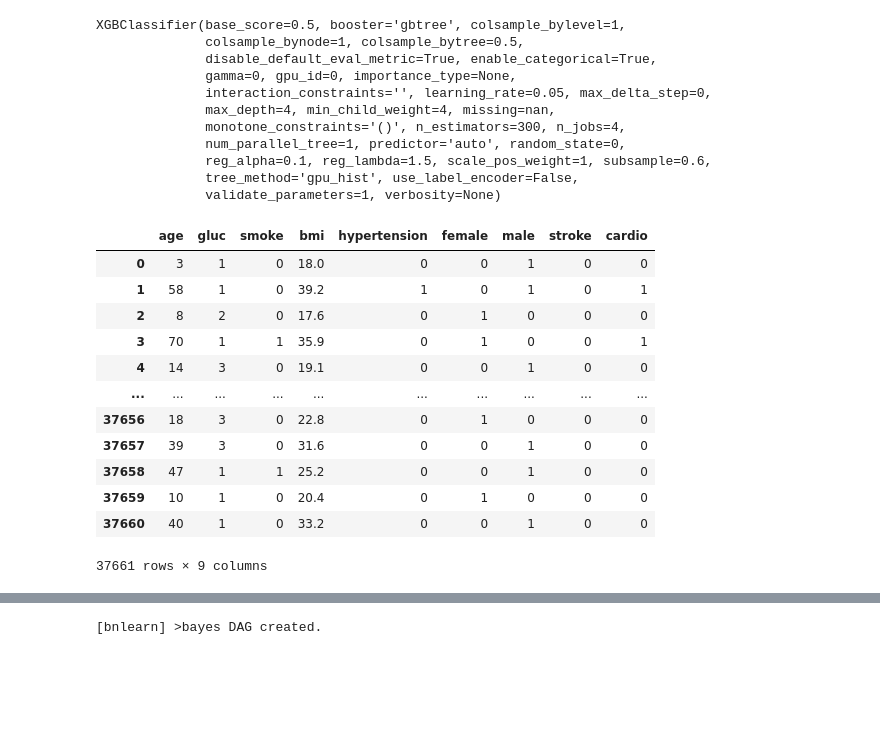
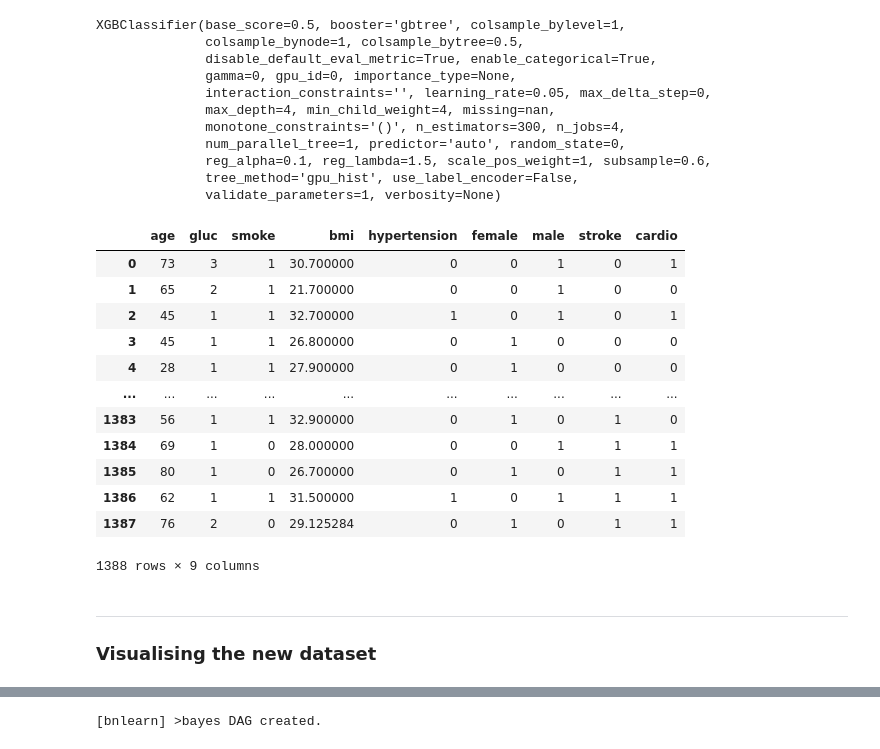
Before and after one commit to lldzlldz/Data-science-project, a Jupyter notebook: stroke_EDA.ipynb, the cells around one changed output, grey strips where cells are left out. Cells and saved outputs as stored; diff of their text form; code cells hidden in the pictures; blank space fills up the shorter version.

Commit message:
Updates
Updated stroke_EDA

```diff
--- a/stroke_EDA.ipynb
+++ b/stroke_EDA.ipynb
@@ -82,0 +89,9 @@ However, in order to resolve the following issues with the dataset, we still nee
+# %%
+# class count
+class_count_0, class_count_1 = data['stroke'].value_counts()
+
+# Separate class
+class_0 = data[data['stroke'] == 0]
+class_1 = data[data['stroke'] == 1]# print the shape of the class
+print('class 0:', class_0.shape)
+print('class 1:', class_1.shape)
@@ -82,0 +101,7 @@ However, in order to resolve the following issues with the dataset, we still nee
+# %%
+class_0_under = class_0.sample(class_count_1)
+
+test_under = pd.concat([class_0_under, class_1], axis=0)
+
+print("total class of 1 and 0:",test_under['stroke'].value_counts())# plot the count after under-sampeling
+test_under['stroke'].value_counts().plot(kind='bar', title='count (stroke)')
@@ -83,3 +114,5 @@ However, in order to resolve the following issues with the dataset, we still nee
+# %%
+data = test_under.copy()
 # %% [markdown]
 # Cleaning of data
 
@@ -354,24 +384,28 @@ XGBClassifier(base_score=0.5, booster='gbtree', colsample_bylevel=1,
 # %%
 tempX = data.drop('stroke', axis=1)
 predicted = pd.DataFrame(final_cl.predict(tempX))
 predicted.describe()
 
 temp = data.copy().reset_index()
 
 new = pd.concat([temp, predicted], axis=1)
 new = new.rename(columns={0: 'cardio'}).drop(['index'], axis='columns')
+new['cardio'] = new['cardio'].astype("category")
 new
 # %% [output]
 |  | age | gluc | smoke | bmi | hypertension | female | male | stroke | cardio |
-| 0 | 3 | 1 | 0 | 18.0 | 0 | 0 | 1 | 0 | 0 |
-| 1 | 58 | 1 | 0 | 39.2 | 1 | 0 | 1 | 0 | 1 |
-| 2 | 8 | 2 | 0 | 17.6 | 0 | 1 | 0 | 0 | 0 |
-| 3 | 70 | 1 | 1 | 35.9 | 0 | 1 | 0 | 0 | 1 |
-| 4 | 14 | 3 | 0 | 19.1 | 0 | 0 | 1 | 0 | 0 |
+| 0 | 73 | 3 | 1 | 30.700000 | 0 | 0 | 1 | 0 | 1 |
+| 1 | 65 | 2 | 1 | 21.700000 | 0 | 0 | 1 | 0 | 0 |
+| 2 | 45 | 1 | 1 | 32.700000 | 1 | 0 | 1 | 0 | 1 |
+| 3 | 45 | 1 | 1 | 26.800000 | 0 | 1 | 0 | 0 | 0 |
+| 4 | 28 | 1 | 1 | 27.900000 | 0 | 1 | 0 | 0 | 0 |
 | ... | ... | ... | ... | ... | ... | ... | ... | ... | ... |
-| 37656 | 18 | 3 | 0 | 22.8 | 0 | 1 | 0 | 0 | 0 |
-| 37657 | 39 | 3 | 0 | 31.6 | 0 | 0 | 1 | 0 | 0 |
-| 37658 | 47 | 1 | 1 | 25.2 | 0 | 0 | 1 | 0 | 0 |
-| 37659 | 10 | 1 | 0 | 20.4 | 0 | 1 | 0 | 0 | 0 |
-| 37660 | 40 | 1 | 0 | 33.2 | 0 | 0 | 1 | 0 | 0 |
+| 1383 | 56 | 1 | 1 | 32.900000 | 0 | 1 | 0 | 1 | 0 |
+| 1384 | 69 | 1 | 0 | 28.000000 | 0 | 0 | 1 | 1 | 1 |
+| 1385 | 80 | 1 | 0 | 26.700000 | 0 | 1 | 0 | 1 | 1 |
+| 1386 | 62 | 1 | 1 | 31.500000 | 1 | 0 | 1 | 1 | 1 |
+| 1387 | 76 | 2 | 0 | 29.125284 | 0 | 1 | 0 | 1 | 1 |
-37661 rows × 9 columns
+1388 rows × 9 columns
+# %% [markdown]
+---
+### Visualising the new dataset
```
Also changed, not shown: parts of 36 cells of this notebook, 1 other file.
